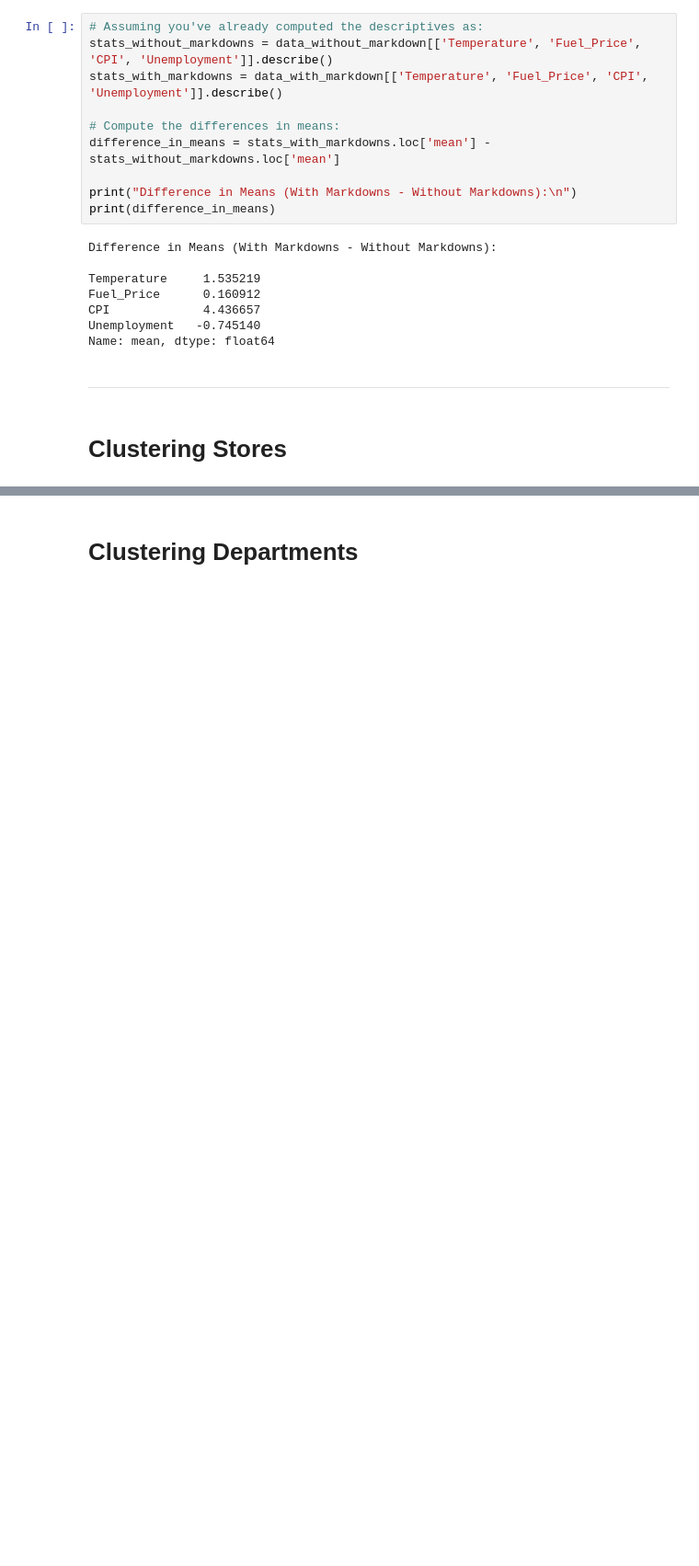
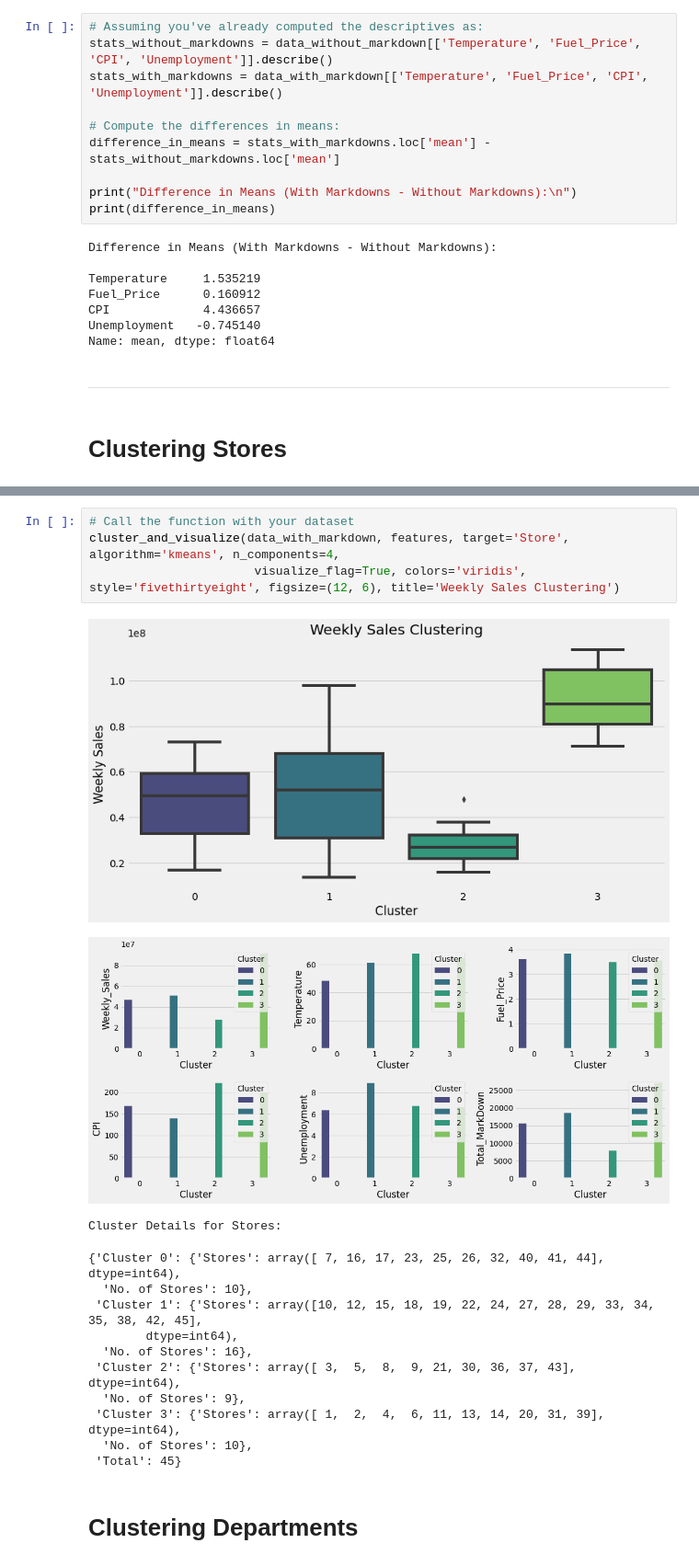
Before and after one commit to Vidya-V-Shet/Walmart-Dataset-Analysis, a Jupyter notebook: A. Statistical Tests.ipynb, the cells around one changed output, grey strips where cells are left out. Shown: that part at 92% size. Cells and saved outputs as stored; diff of their text form; blank space fills up the shorter version.

```diff
--- a/A. Statistical Tests.ipynb
+++ b/A. Statistical Tests.ipynb
@@ -309,2 +204,20 @@ plt.show()
+# %%
+# Call the function with your dataset
+cluster_and_visualize(data_with_markdown, features, target='Store', algorithm='kmeans', n_components=4,
+                       visualize_flag=True, colors='viridis', style='fivethirtyeight', figsize=(12, 6), title='Weekly Sales Clustering')
+# %% [output]
+[figure, added]
+[figure, added]
+Cluster Details for Stores:
+{'Cluster 0': {'Stores': array([ 7, 16, 17, 23, 25, 26, 32, 40, 41, 44], dtype=int64),
+  'No. of Stores': 10},
+ 'Cluster 1': {'Stores': array([10, 12, 15, 18, 19, 22, 24, 27, 28, 29, 33, 34, 35, 38, 42, 45],
+        dtype=int64),
+  'No. of Stores': 16},
+ 'Cluster 2': {'Stores': array([ 3,  5,  8,  9, 21, 30, 36, 37, 43], dtype=int64),
+  'No. of Stores': 9},
+ 'Cluster 3': {'Stores': array([ 1,  2,  4,  6, 11, 13, 14, 20, 31, 39], dtype=int64),
+  'No. of Stores': 10},
+ 'Total': 45}
 # %% [markdown]
 # Clustering Departments
```
Also changed, not shown: parts of 33 cells of this notebook, 3 other files.
